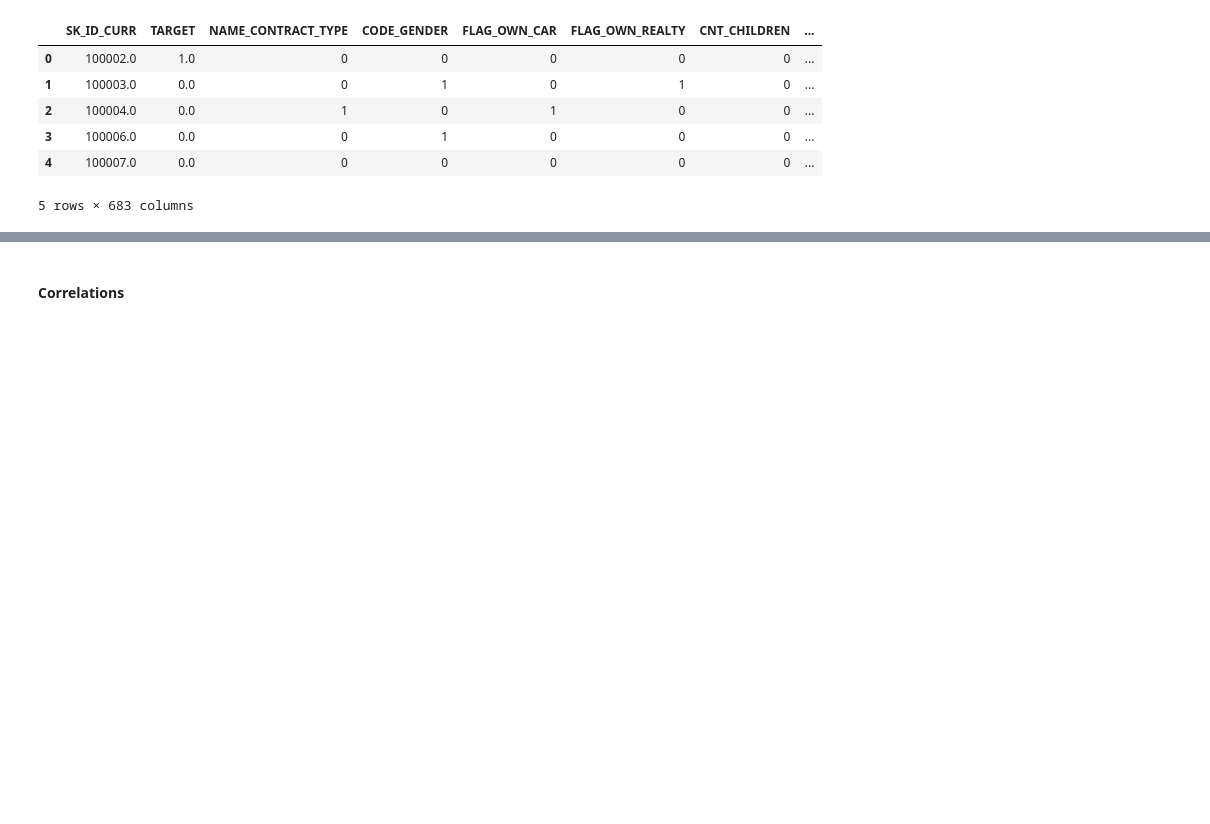
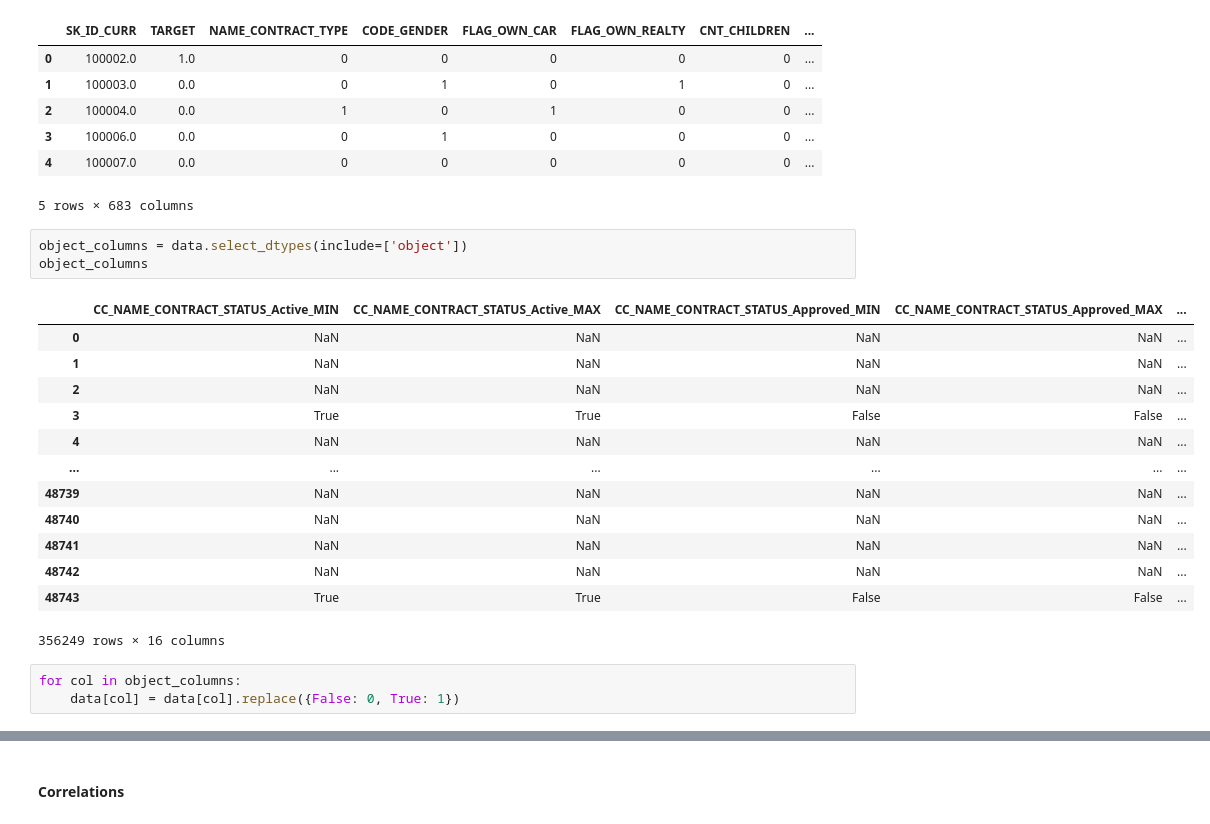
Before and after one commit to feliplim/credit-scoring, a Jupyter notebook: notebooks/2-feature-engineering.ipynb, the cells around one changed output, grey strips where cells are left out. Saved outputs shown, nothing was run; the diff lists cells and outputs as text; blank space fills up the shorter version.

```diff
--- a/notebooks/2-feature-engineering.ipynb
+++ b/notebooks/2-feature-engineering.ipynb
@@ -703,3 +704,23 @@ Data size after merging: (356249, 683)
 | 3 | 100006.0 | 0.0 | 0 | 1 | 0 | 0 | 0 | ... |
 | 4 | 100007.0 | 0.0 | 0 | 0 | 0 | 0 | 0 | ... |
 5 rows × 683 columns
+# %%
+object_columns = data.select_dtypes(include=['object'])
+object_columns
+# %% [output]
+|  | CC_NAME_CONTRACT_STATUS_Active_MIN | CC_NAME_CONTRACT_STATUS_Active_MAX | CC_NAME_CONTRACT_STATUS_Approved_MIN | CC_NAME_CONTRACT_STATUS_Approved_MAX | ... |
+| 0 | NaN | NaN | NaN | NaN | ... |
+| 1 | NaN | NaN | NaN | NaN | ... |
+| 2 | NaN | NaN | NaN | NaN | ... |
+| 3 | True | True | False | False | ... |
+| 4 | NaN | NaN | NaN | NaN | ... |
+| ... | ... | ... | ... | ... | ... |
+| 48739 | NaN | NaN | NaN | NaN | ... |
+| 48740 | NaN | NaN | NaN | NaN | ... |
+| 48741 | NaN | NaN | NaN | NaN | ... |
+| 48742 | NaN | NaN | NaN | NaN | ... |
+| 48743 | True | True | False | False | ... |
+356249 rows × 16 columns
+# %%
+for col in object_columns:
+    data[col] = data[col].replace({False: 0, True: 1})
```
Also changed, not shown: parts of 14 cells of this notebook.
